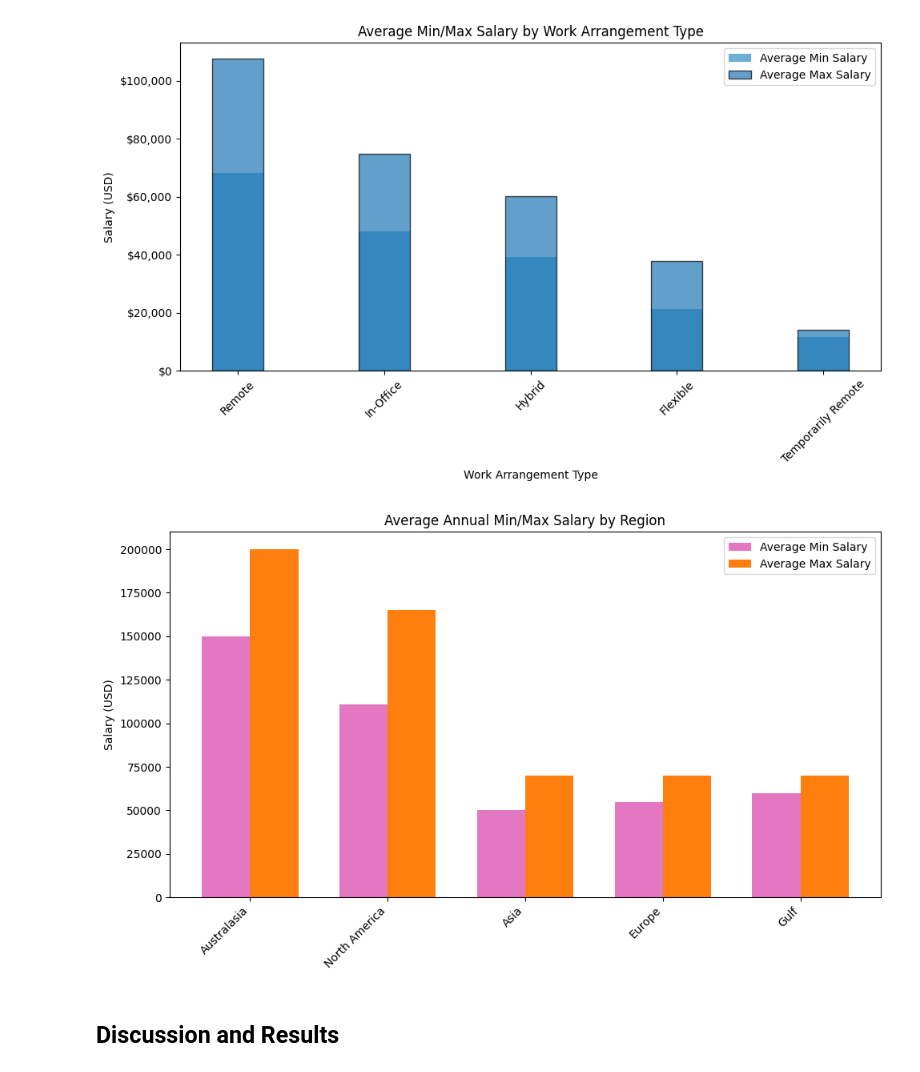
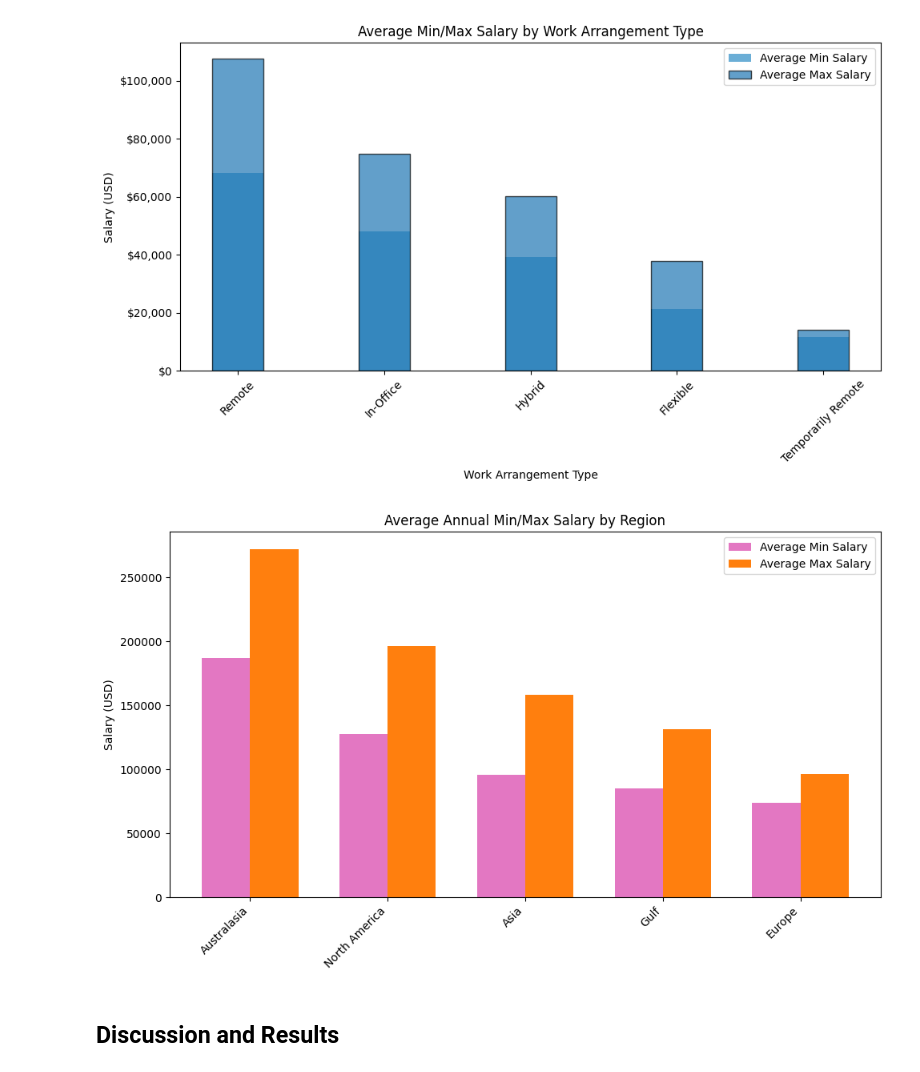
Before and after one commit to tumibytes/cis9650-project03, a Jupyter notebook: term_project_starter.ipynb, the cells around one changed output. Saved outputs shown, nothing was run; the diff lists cells and outputs as text; code cells hidden in the pictures.

```diff
--- a/term_project_starter.ipynb
+++ b/term_project_starter.ipynb
@@ -477,38 +477,38 @@ for col in ["minSalary", "maxSalary"]:
 region_avg = (
     sal.dropna(subset=["region", "maxSalary"])
        .groupby("region")[["minSalary", "maxSalary"]]
-       .median()
+       .mean()
        .sort_values("maxSalary", ascending=False)
 )
 
                #extract into lists ( like the fruit example)
 regions     = region_avg.index.tolist()
 min_values  = region_avg["minSalary"].tolist()
 max_values  = region_avg["maxSalary"].tolist()
 
 
                   #plot using the same style (fruit template reference)
 fig, ax = plt.subplots(figsize=(10, 6))
 
 x = np.arange(len(regions))  # positions for the bars
 width = 0.35               # bar width
 
                        # for min and max salary
 bars_min = ax.bar(x - width/2, min_values, width, label='Average Min Salary', color='tab:pink')
 bars_max = ax.bar(x + width/2, max_values, width, label='Average Max Salary', color='tab:orange')
 
                         # label + title (referencing template from starter code)
 ax.set_ylabel("Salary (USD)")
 ax.set_title("Average Annual Min/Max Salary by Region")
 ax.set_xticks(x)
 ax.set_xticklabels(regions, rotation=45, ha="right")
 ax.legend()
 
 
 plt.tight_layout()
 plt.show()
 # %% [output]
-[figure, old version]
+[figure, new version]
 # %% [markdown]
 ## Discussion and Results
 # %% [markdown]
```
